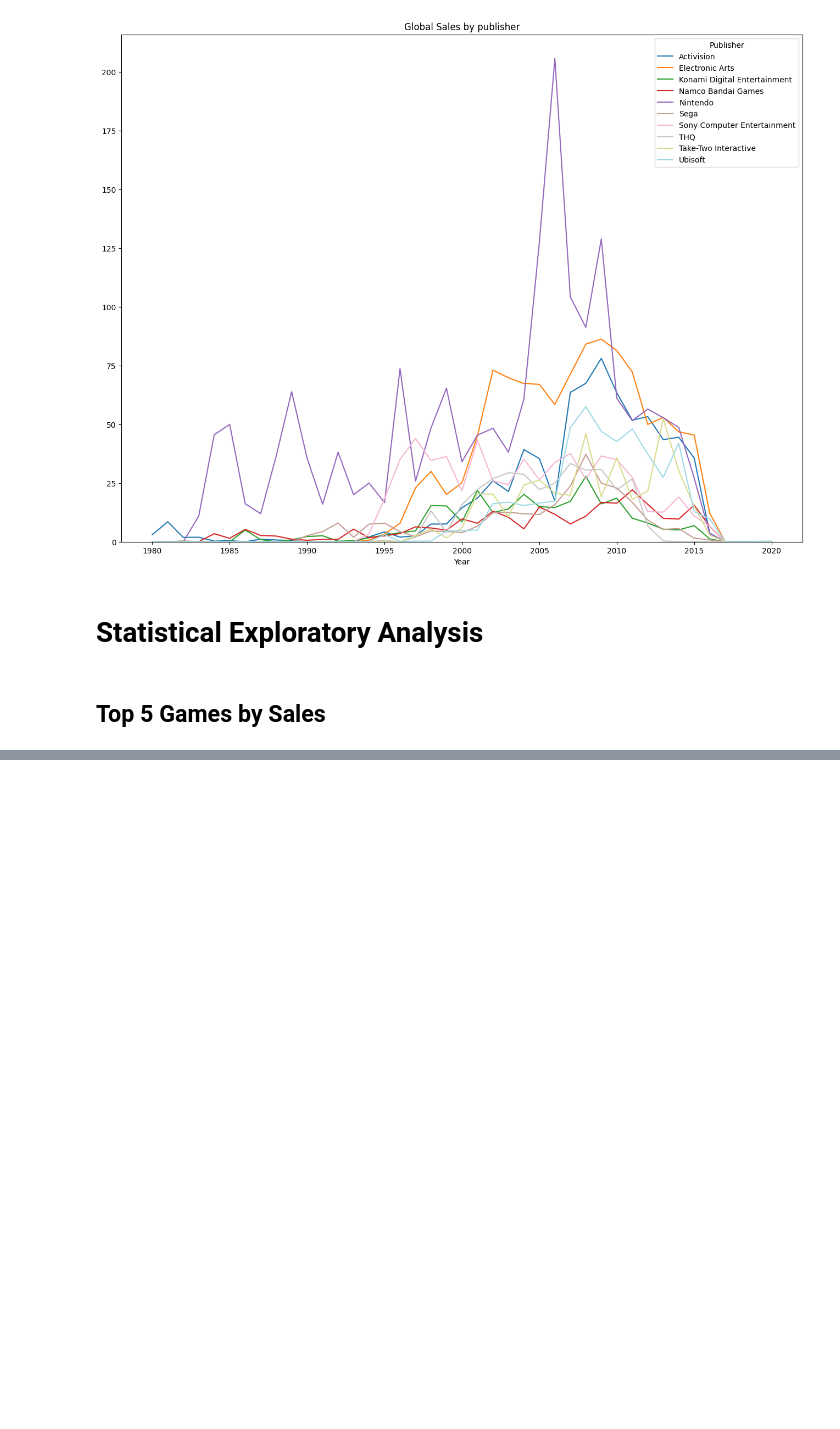
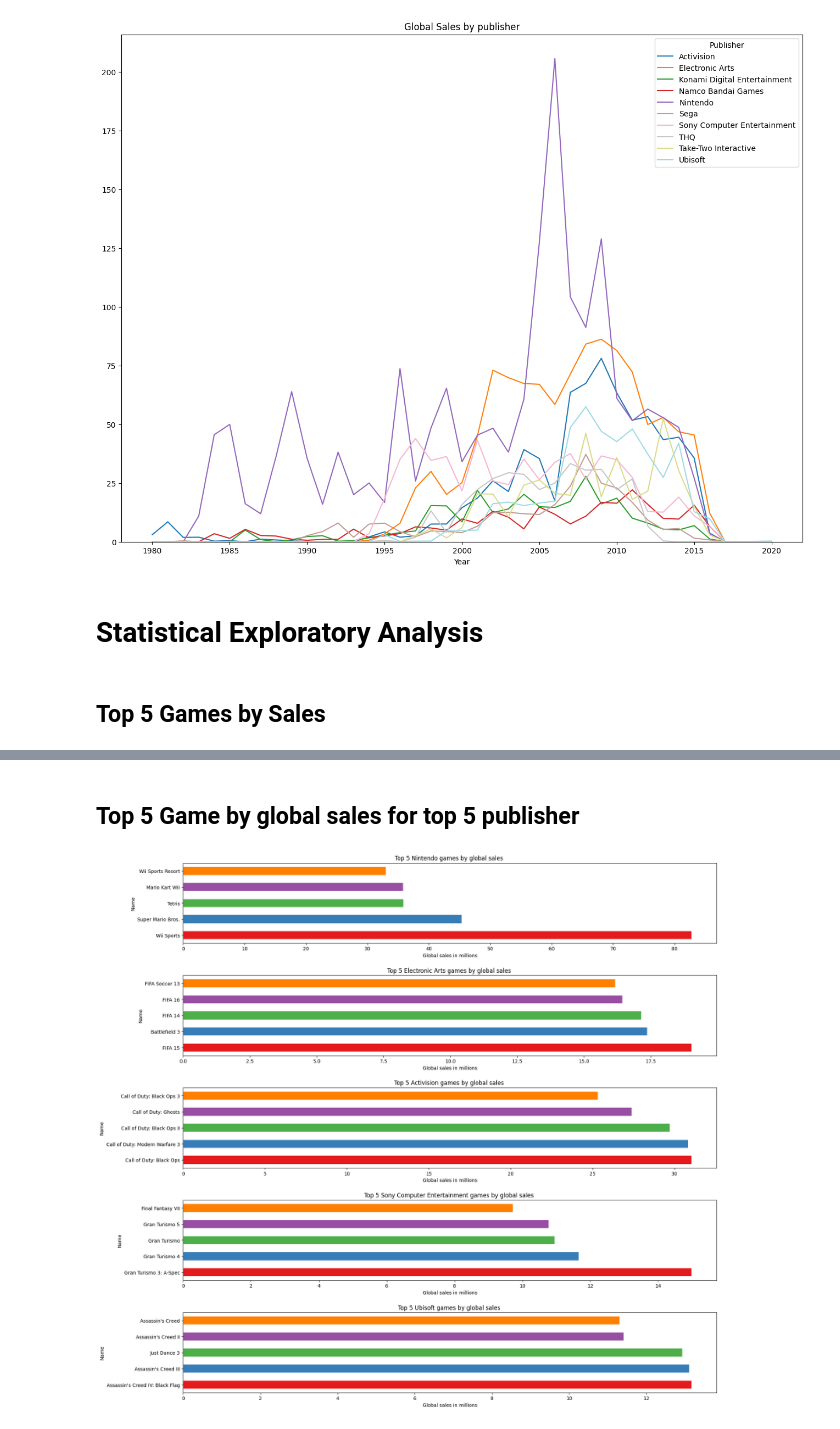
Before and after one commit to Toonzombie115/eda-video-game-sales, a Jupyter notebook: video-game-sales.ipynb, the cells around one changed output, grey strips where cells are left out. Drawn from its saved outputs; the diff is of its cells as text; code cells hidden in the pictures; blank space fills up the shorter version.

```diff
--- a/video-game-sales.ipynb
+++ b/video-game-sales.ipynb
@@ -392,0 +420,19 @@ df_top5_games_sales.head()
+# %% [markdown]
+## Top 5 Game by global sales for top 5 publisher
+# %%
+n_col = 5
+n_row = 1
+fig, axes = plt.subplots(n_col, n_row, figsize=(20, 20), gridspec_kw={'hspace': 0.4})
+axes = axes.flatten()
+colors = plt.cm.Set1.colors
+top5_publishers_Global_sales = df.groupby(['Publisher'])['Global_Sales'].sum().nlargest(5).reset_index()
+top5_publishers_Global_sales_list = top5_publishers_Global_sales['Publisher'].to_list()
+for i, publisher in enumerate(top5_publishers_Global_sales_list):
+    top5_games = df.query('Publisher == @publisher').groupby(['Name'])['Global_Sales'].sum().nlargest(5)
+    top5_games.plot(kind='barh', color = colors[:5], ax=axes[i])
+    axes[i].set_title(f"Top 5 {publisher} games by global sales ")
+    axes[i].set_xlabel("Global sales in millions")
+    axes[i].set_ylabel("Name")
+plt.show()
+# %% [output]
+[figure, added]
```
Also changed, not shown: parts of 11 cells of this notebook.
